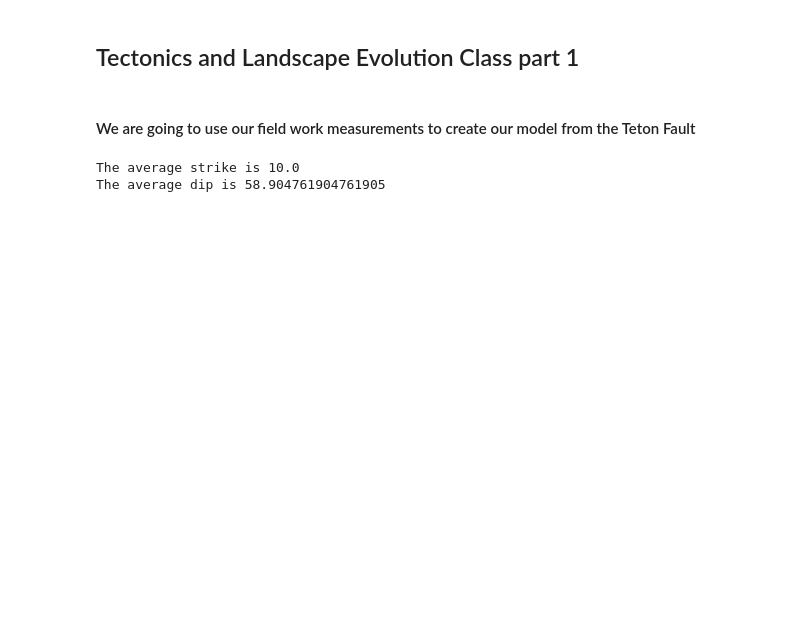
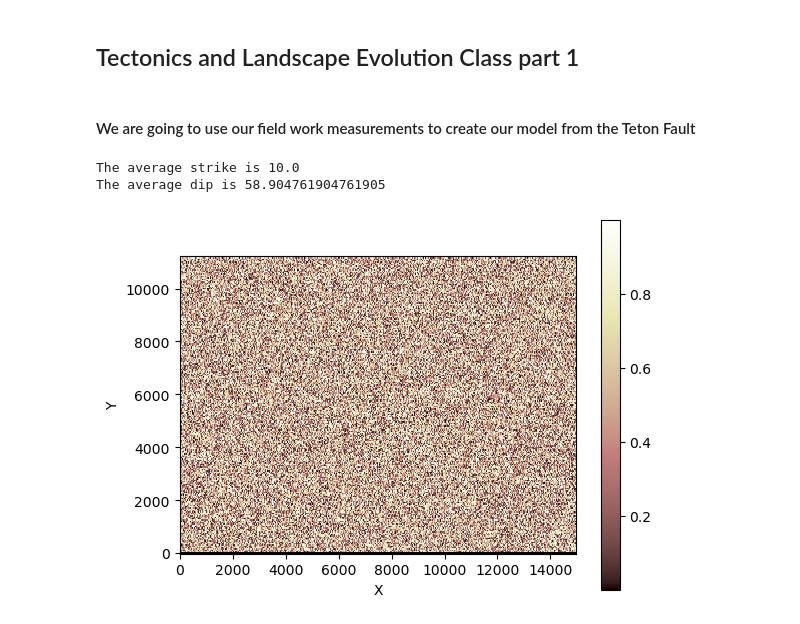
Before and after one commit to thepedroland/tect_land_project, a Jupyter notebook: Teton_Syntetic_model_class.ipynb, the cells around one changed output. Saved outputs shown, nothing was run; the diff lists cells and outputs as text; code cells hidden in the pictures; blank space fills up the shorter version.

```diff
--- a/Teton_Syntetic_model_class.ipynb
+++ b/Teton_Syntetic_model_class.ipynb
@@ -26,34 +26,35 @@ y_size  = 11250 # in meters
 dx = 30
 dy = 50
 cols = 500
 rows = 225
 
 #rows,cols = fw.calculate_grid_size(x_size,y_size,dx,dy)
 
 #create basin_mg
 basin_mg = RasterModelGrid((225,500),xy_spacing=(30,50))
 
 # Add elevation field
 z = basin_mg.add_zeros('topographic__elevation', at='node')
 z += np.random.rand(z.size)
 
 # Set boundary conditions to match Teton,
 # we are seeting the outlet in the middle right of the model
 # x_coordinate = (dx*cols)-dx
 # y_coordinate = ((dy*rows)-dy)/2
 
 # print(x_coordinate,y_coordinate)
 
 #node_id = basin_mg.find_nearest_node((x_coordinate,y_coordinate)) # (x-coordinate,y-coordinate)
 
 #basin_mg.set_watershed_boundary_condition_outlet_id(55000, z)
 
 basin_mg.set_closed_boundaries_at_grid_edges(False,True,False,True)
-# imshow_grid(basin_mg, 'topographic__elevation')
+imshow_grid(basin_mg, 'topographic__elevation')
 # plt.show()
 # %% [output]
 The average strike is 10.0
 The average dip is 58.904761904761905
+[figure, added]
 # %%
 ## Initialise the landscape and parameters
 
```
Also changed, not shown: parts of 5 cells of this notebook.
